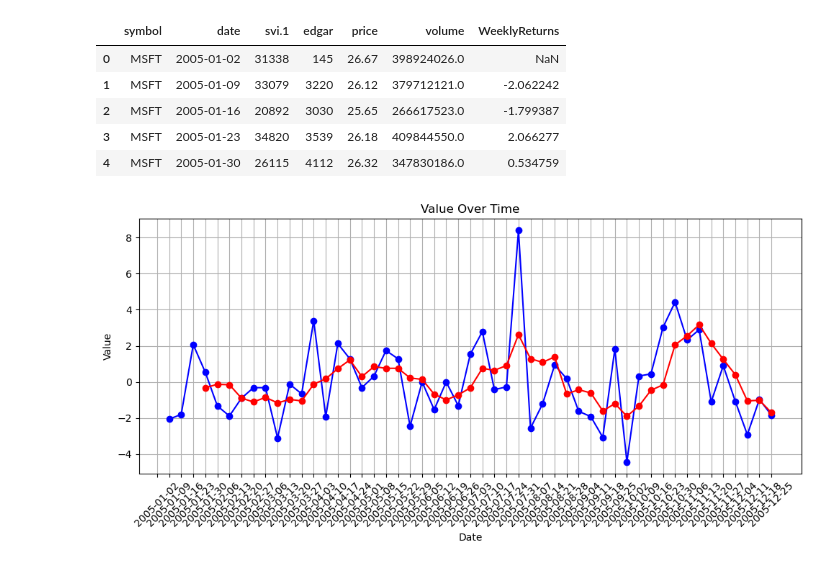
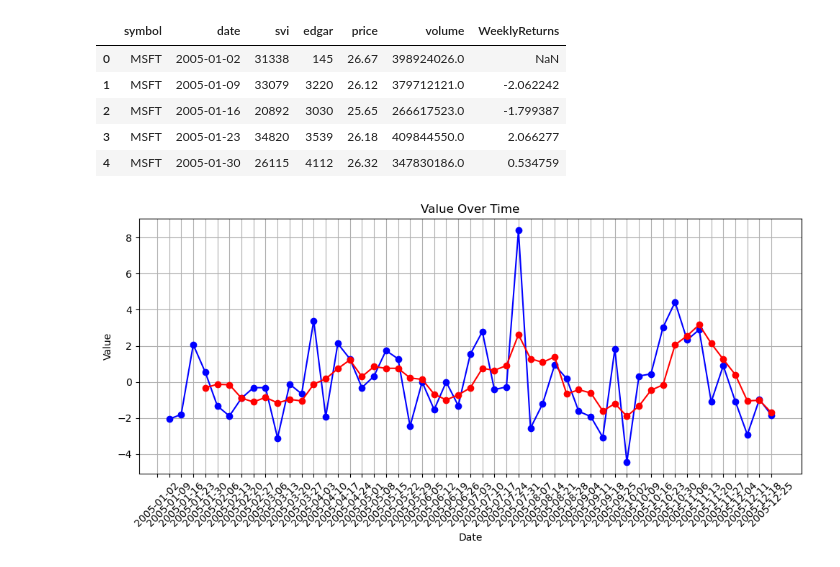
Before and after one commit to nikanhg/investor-attention-returns-patern, a Jupyter notebook: model/LSTM-model.ipynb, the cells around one changed output. Drawn from its saved outputs; the diff is of its cells as text; code cells hidden in the pictures.

```diff
--- a/model/LSTM-model.ipynb
+++ b/model/LSTM-model.ipynb
@@ -5,10 +22,10 @@ import matplotlib.pyplot as plt
 # %%
 df = pd.read_csv('../data/returns_svi_edgar.csv')
 df = df[['symbol', 'date', 'svi.1', 'edgar', 'price', 'volume', 'WeeklyReturns']]
-df.rename({'svi.1':'svi'})
+df.rename(columns = {'svi.1':'svi'}, inplace=True)
 df.head()
 # %% [output]
-|  | symbol | date | svi.1 | edgar | price | volume | WeeklyReturns |
+|  | symbol | date | svi | edgar | price | volume | WeeklyReturns |
 | 0 | MSFT | 2005-01-02 | 31338 | 145 | 26.67 | 398924026.0 | NaN |
 | 1 | MSFT | 2005-01-09 | 33079 | 3220 | 26.12 | 379712121.0 | -2.062242 |
 | 2 | MSFT | 2005-01-16 | 20892 | 3030 | 25.65 | 266617523.0 | -1.799387 |
```
Also changed, not shown: parts of 15 cells of this notebook, 3 other files.
